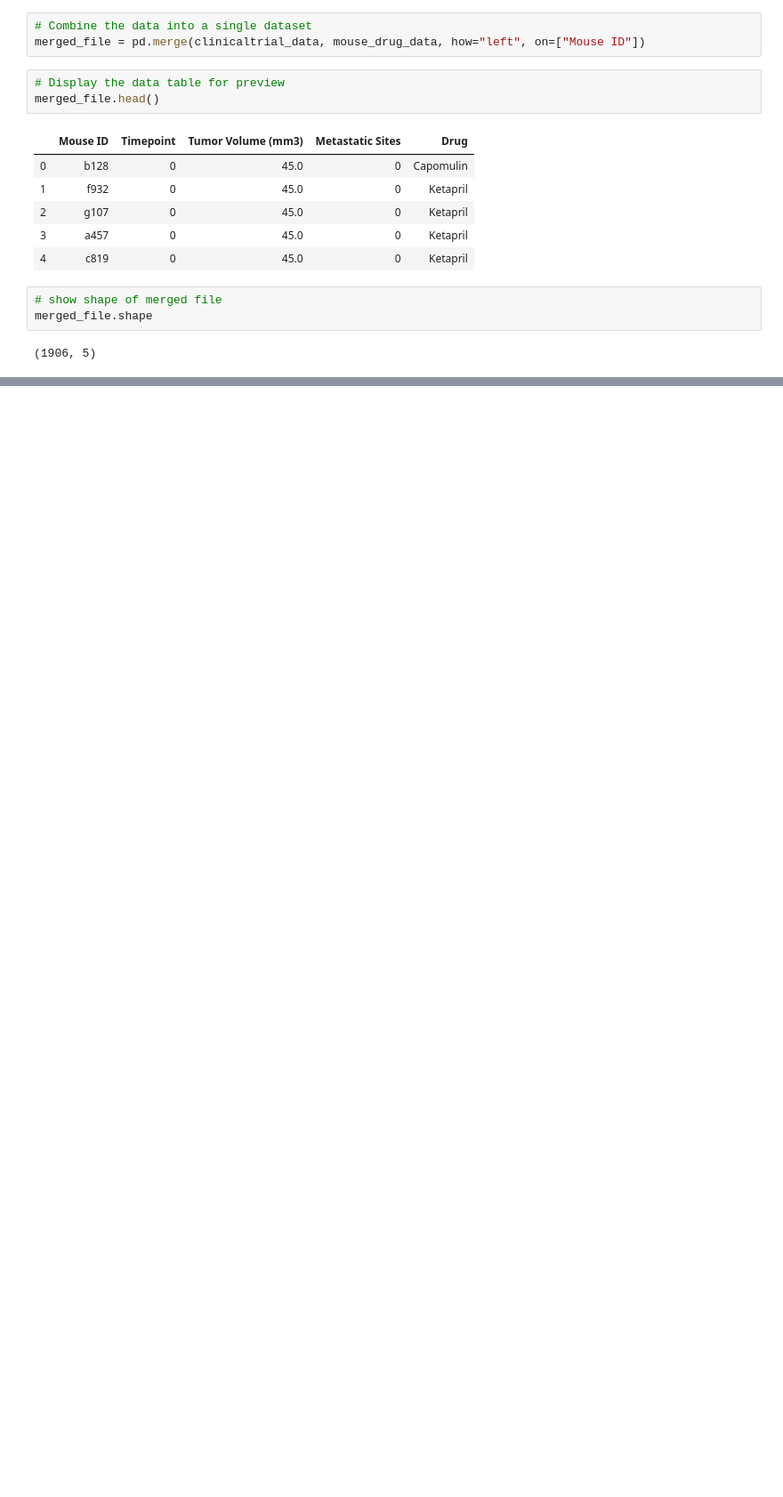
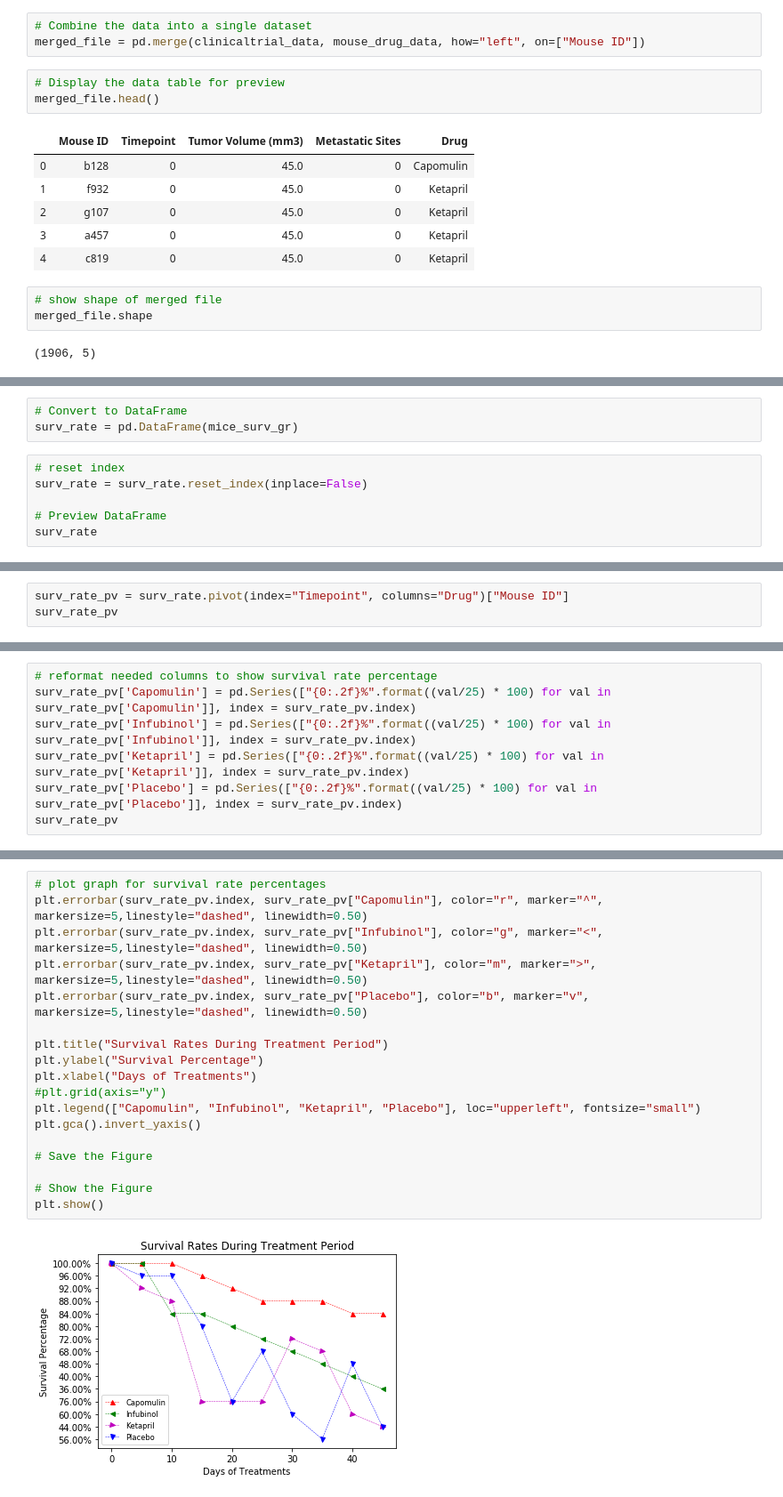
Before and after one commit to ejmayer/matplotlib-challenge, a Jupyter notebook: Pymaceuticals.ipynb, the cells around one changed output, grey strips where cells are left out. Shown at 89% size. Saved outputs shown, nothing was run; the diff lists cells and outputs as text; blank space fills up the shorter version.

Commit message:
Thurs night upload, working on yaxis surv rate

```diff
--- a/Pymaceuticals.ipynb
+++ b/Pymaceuticals.ipynb
@@ -121,0 +386,9 @@ se_tumor_vol
+# %%
+# Convert to DataFrame
+surv_rate = pd.DataFrame(mice_surv_gr)
+# %%
+# reset index
+surv_rate = surv_rate.reset_index(inplace=False)
+
+# Preview DataFrame
+surv_rate
@@ -121,0 +409,3 @@ se_tumor_vol
+# %%
+surv_rate_pv = surv_rate.pivot(index="Timepoint", columns="Drug")["Mouse ID"]
+surv_rate_pv
@@ -121,0 +425,7 @@ se_tumor_vol
+# %%
+# reformat needed columns to show survival rate percentage
+surv_rate_pv['Capomulin'] = pd.Series(["{0:.2f}%".format((val/25) * 100) for val in surv_rate_pv['Capomulin']], index = surv_rate_pv.index)
+surv_rate_pv['Infubinol'] = pd.Series(["{0:.2f}%".format((val/25) * 100) for val in surv_rate_pv['Infubinol']], index = surv_rate_pv.index)
+surv_rate_pv['Ketapril'] = pd.Series(["{0:.2f}%".format((val/25) * 100) for val in surv_rate_pv['Ketapril']], index = surv_rate_pv.index)
+surv_rate_pv['Placebo'] = pd.Series(["{0:.2f}%".format((val/25) * 100) for val in surv_rate_pv['Placebo']], index = surv_rate_pv.index)
+surv_rate_pv
@@ -121,0 +445,20 @@ se_tumor_vol
+# %%
+# plot graph for survival rate percentages
+plt.errorbar(surv_rate_pv.index, surv_rate_pv["Capomulin"], color="r", marker="^", markersize=5,linestyle="dashed", linewidth=0.50)
+plt.errorbar(surv_rate_pv.index, surv_rate_pv["Infubinol"], color="g", marker="<", markersize=5,linestyle="dashed", linewidth=0.50)
+plt.errorbar(surv_rate_pv.index, surv_rate_pv["Ketapril"], color="m", marker=">", markersize=5,linestyle="dashed", linewidth=0.50)
+plt.errorbar(surv_rate_pv.index, surv_rate_pv["Placebo"], color="b", marker="v", markersize=5,linestyle="dashed", linewidth=0.50)
+
+plt.title("Survival Rates During Treatment Period")
+plt.ylabel("Survival Percentage")
+plt.xlabel("Days of Treatments")
+#plt.grid(axis="y")
+plt.legend(["Capomulin", "Infubinol", "Ketapril", "Placebo"], loc="upperleft", fontsize="small")
+plt.gca().invert_yaxis()
+
+# Save the Figure
+
+# Show the Figure
+plt.show()
+# %% [output]
+[figure, added]
```
Also changed, not shown: parts of 37 cells of this notebook.
